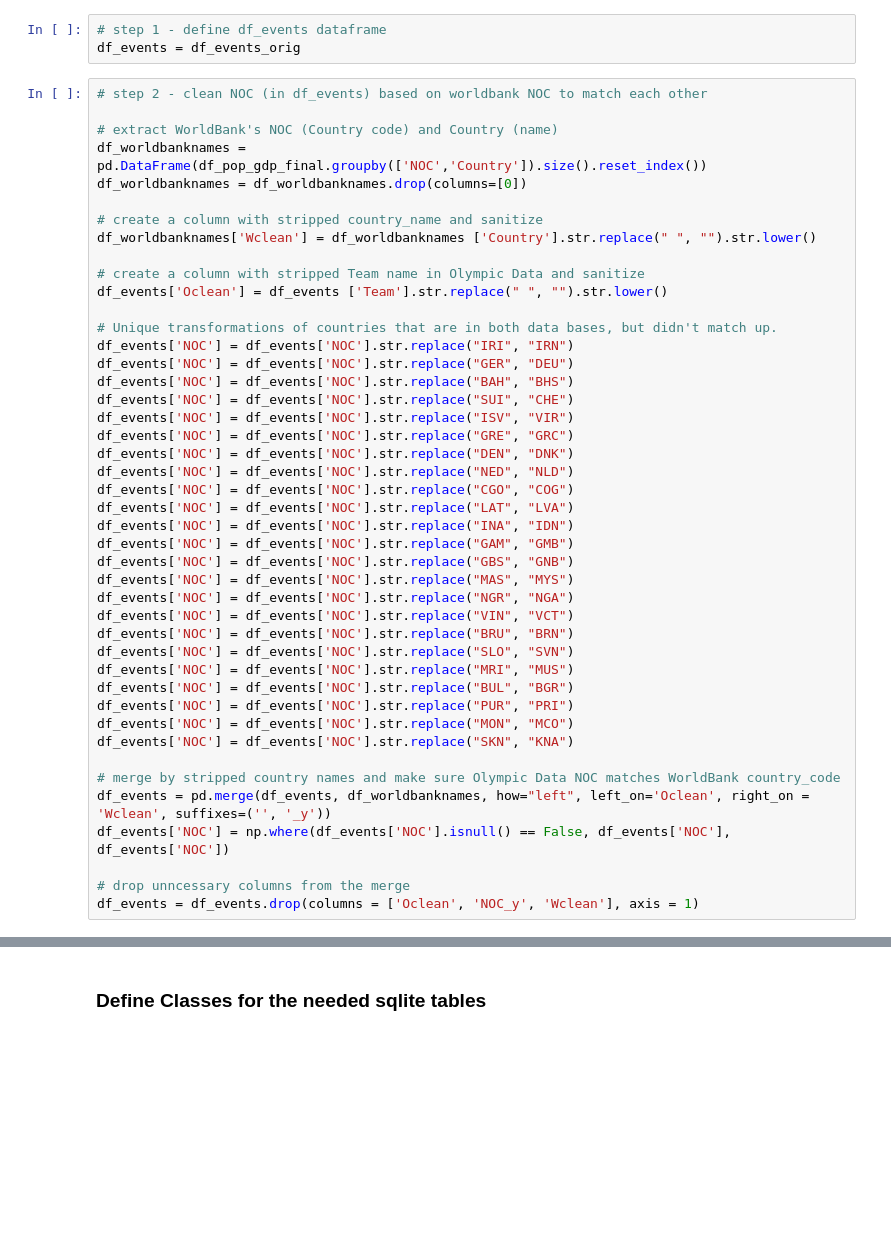
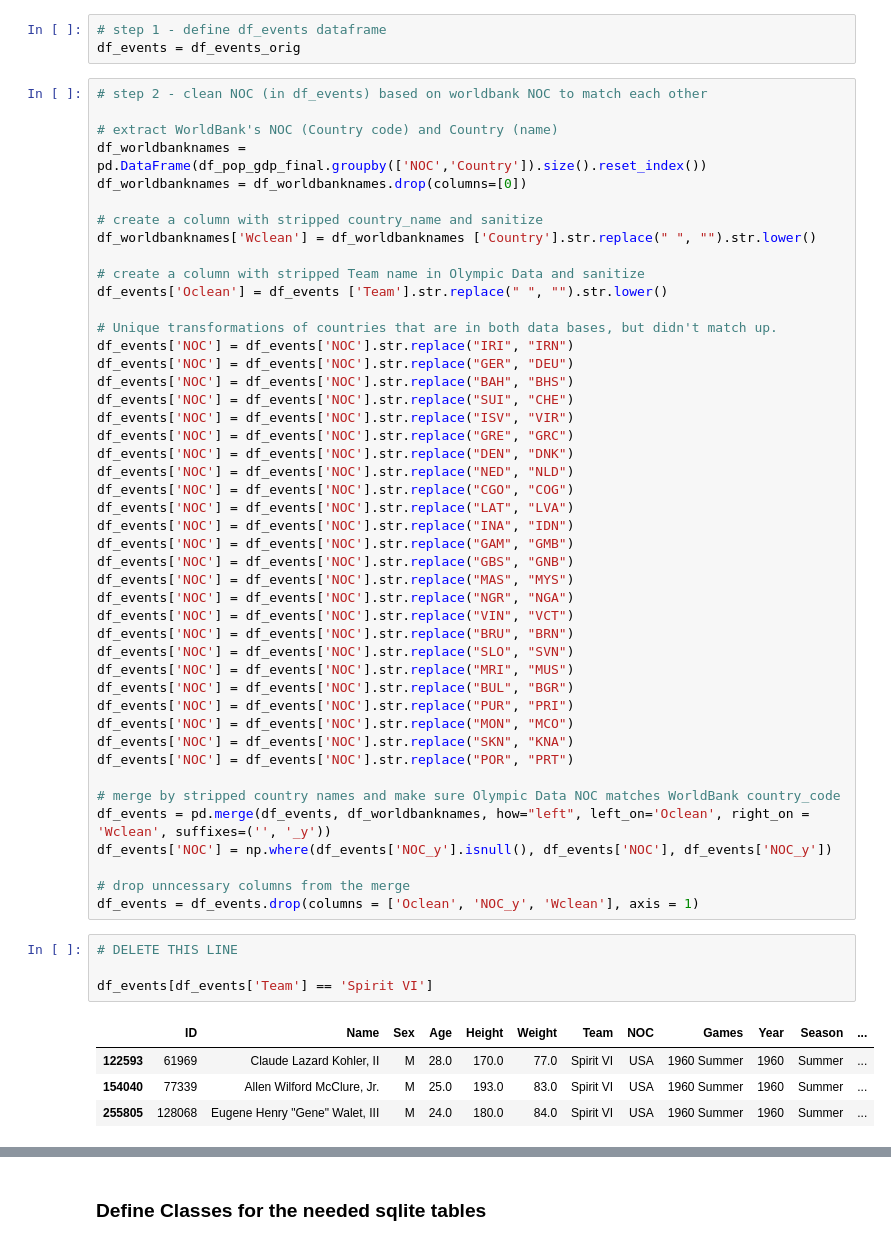
Before and after one commit to hanesy/olympics_dash, a Jupyter notebook: data_exploration.ipynb, the cells around one changed output, grey strips where cells are left out. Drawn from its saved outputs; the diff is of its cells as text; blank space fills up the shorter version.

```diff
--- a/data_exploration.ipynb
+++ b/data_exploration.ipynb
@@ -100,10 +100,20 @@ df_events['NOC'] = df_events['NOC'].str.replace("BUL", "BGR")
 df_events['NOC'] = df_events['NOC'].str.replace("PUR", "PRI")
 df_events['NOC'] = df_events['NOC'].str.replace("MON", "MCO")
 df_events['NOC'] = df_events['NOC'].str.replace("SKN", "KNA")
+df_events['NOC'] = df_events['NOC'].str.replace("POR", "PRT")
 
 # merge by stripped country names and make sure Olympic Data NOC matches WorldBank country_code
 df_events = pd.merge(df_events, df_worldbanknames, how="left", left_on='Oclean', right_on = 'Wclean', suffixes=('', '_y'))
-df_events['NOC'] = np.where(df_events['NOC'].isnull() == False, df_events['NOC'], df_events['NOC'])
+df_events['NOC'] = np.where(df_events['NOC_y'].isnull(), df_events['NOC'], df_events['NOC_y'])
 
 # drop unncessary columns from the merge
 df_events = df_events.drop(columns = ['Oclean', 'NOC_y', 'Wclean'], axis = 1)
+# %%
+# DELETE THIS LINE
+
+df_events[df_events['Team'] == 'Spirit VI']
+# %% [output]
+|  | ID | Name | Sex | Age | Height | Weight | Team | NOC | Games | Year | Season | ... |
+| 122593 | 61969 | Claude Lazard Kohler, II | M | 28.0 | 170.0 | 77.0 | Spirit VI | USA | 1960 Summer | 1960 | Summer | ... |
+| 154040 | 77339 | Allen Wilford McClure, Jr. | M | 25.0 | 193.0 | 83.0 | Spirit VI | USA | 1960 Summer | 1960 | Summer | ... |
+| 255805 | 128068 | Eugene Henry "Gene" Walet, III | M | 24.0 | 180.0 | 84.0 | Spirit VI | USA | 1960 Summer | 1960 | Summer | ... |
```
Also changed, not shown: parts of 22 cells of this notebook, 2 other files.
